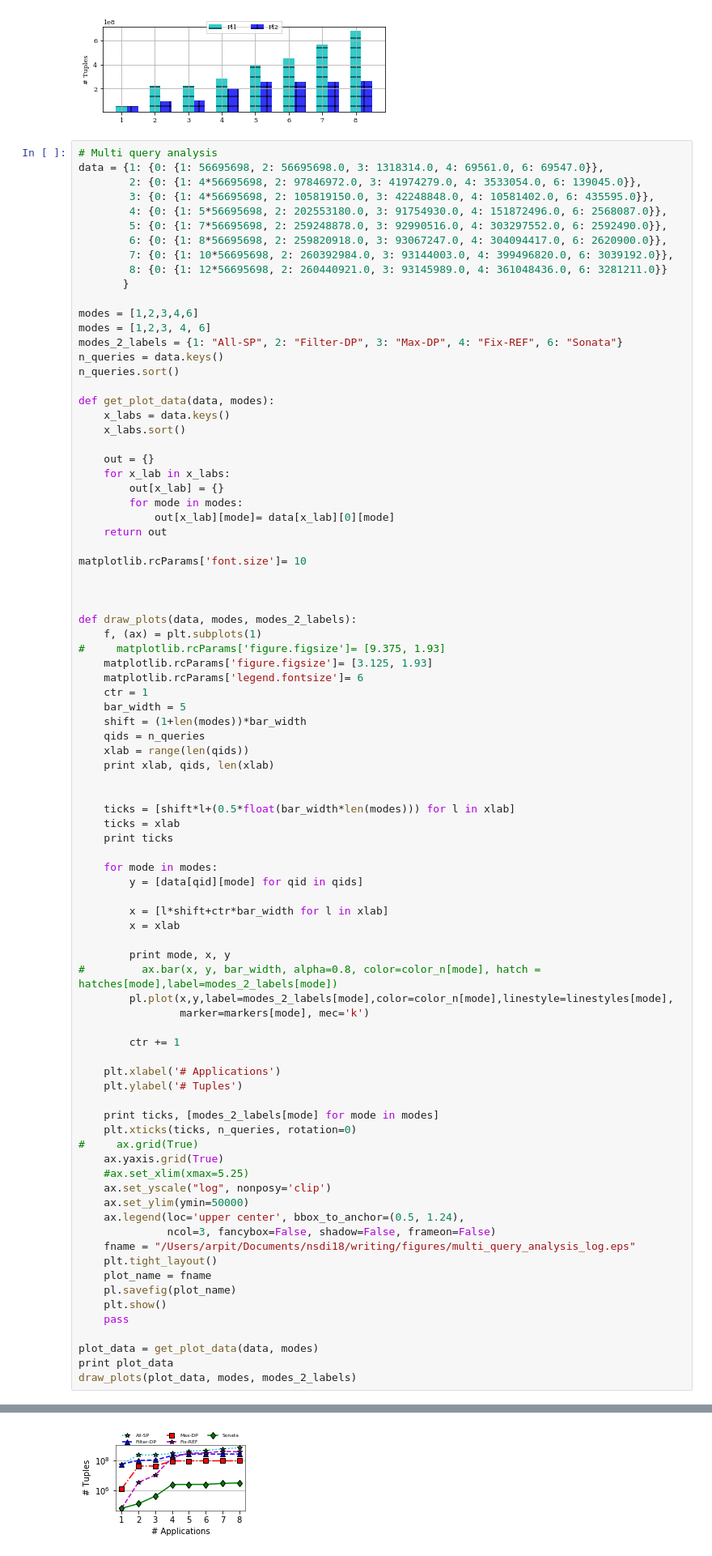
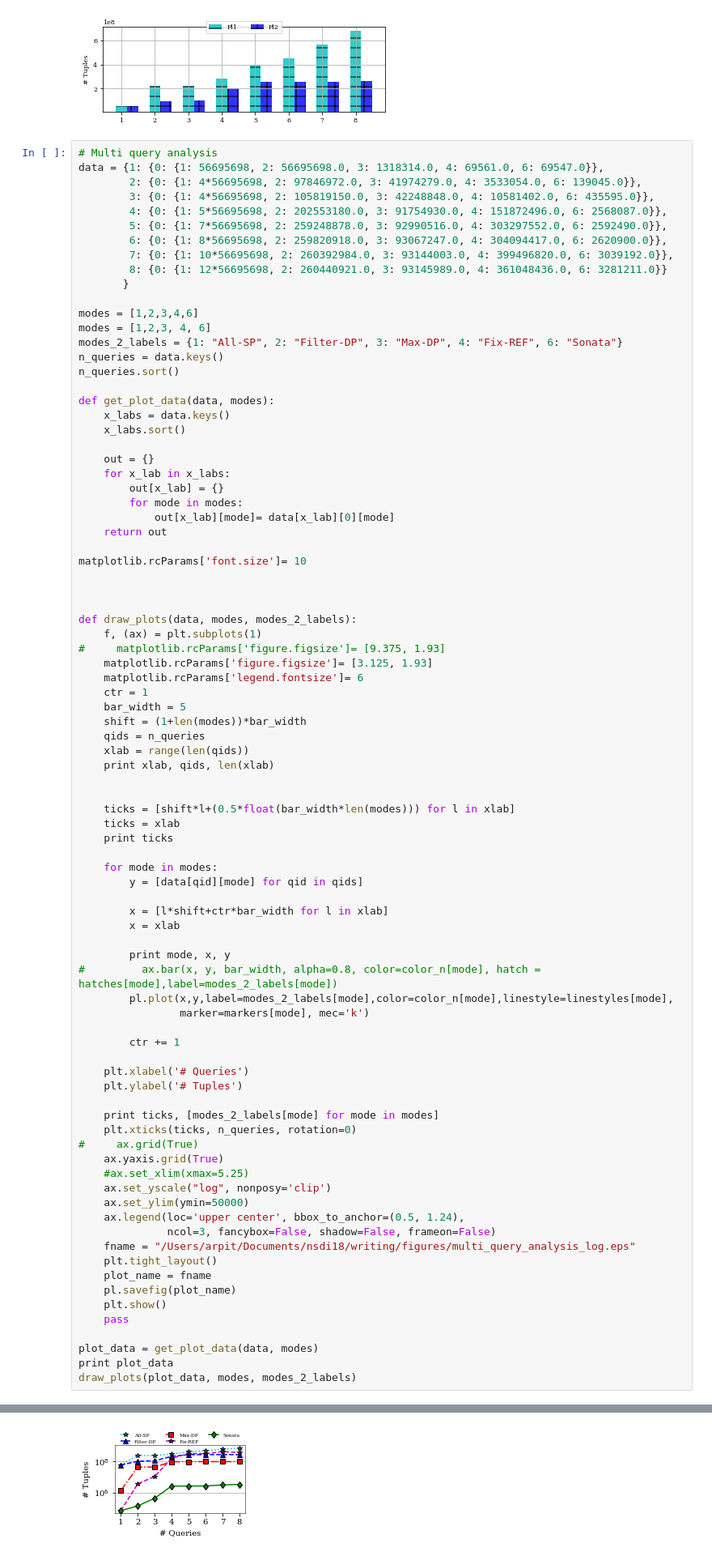
Before and after one commit to agupta13/SONATA-DEV, a Jupyter notebook: analysis/performance_eval/plot_results/plot_results.ipynb, the cells around one changed output, grey strips where cells are left out. Shown at 81% size. Saved outputs shown, nothing was run; the diff lists cells and outputs as text.

```diff
--- a/analysis/performance_eval/plot_results/plot_results.ipynb
+++ b/analysis/performance_eval/plot_results/plot_results.ipynb
@@ -544,39 +544,39 @@ def draw_plots(data, modes, modes_2_labels):
 
         ctr += 1
 
-    plt.xlabel('# Applications')
+    plt.xlabel('# Queries')
     plt.ylabel('# Tuples')
 
     print ticks, [modes_2_labels[mode] for mode in modes]
     plt.xticks(ticks, n_queries, rotation=0)
 #     ax.grid(True)
     ax.yaxis.grid(True)
     #ax.set_xlim(xmax=5.25)
     ax.set_yscale("log", nonposy='clip')
     ax.set_ylim(ymin=50000)
     ax.legend(loc='upper center', bbox_to_anchor=(0.5, 1.24),
               ncol=3, fancybox=False, shadow=False, frameon=False)
     fname = "/Users/arpit/Documents/nsdi18/writing/figures/multi_query_analysis_log.eps"
     plt.tight_layout()
     plot_name = fname
     pl.savefig(plot_name)
     plt.show()
     pass
 
 plot_data = get_plot_data(data, modes)
 print plot_data
 draw_plots(plot_data, modes, modes_2_labels)
 # %% [output]
 {1: {1: 56695698, 2: 56695698.0, 3: 1318314.0, 4: 69561.0, 6: 69547.0}, 2: {1: 226782792, 2: 97846972.0, 3: 41974279.0, 4: 3533054.0, 6: 139045.0}, 3: {1: 226782792, 2: 105819150.0, 3: 42248848.0, 4:  ...
 [0, 1, 2, 3, 4, 5, 6, 7] [1, 2, 3, 4, 5, 6, 7, 8] 8
 [0, 1, 2, 3, 4, 5, 6, 7]
 1 [0, 1, 2, 3, 4, 5, 6, 7] [56695698, 226782792, 226782792, 283478490, 396869886, 453565584, 566956980, 680348376]
 2 [0, 1, 2, 3, 4, 5, 6, 7] [56695698.0, 97846972.0, 105819150.0, 202553180.0, 259248878.0, 259820918.0, 260392984.0, 260440921.0]
 3 [0, 1, 2, 3, 4, 5, 6, 7] [1318314.0, 41974279.0, 42248848.0, 91754930.0, 92990516.0, 93067247.0, 93144003.0, 93145989.0]
 4 [0, 1, 2, 3, 4, 5, 6, 7] [69561.0, 3533054.0, 10581402.0, 151872496.0, 303297552.0, 304094417.0, 399496820.0, 361048436.0]
 6 [0, 1, 2, 3, 4, 5, 6, 7] [69547.0, 139045.0, 435595.0, 2568087.0, 2592490.0, 2620900.0, 3039192.0, 3281211.0]
 [0, 1, 2, 3, 4, 5, 6, 7] ['All-SP', 'Filter-DP', 'Max-DP', 'Fix-REF', 'Sonata']
-[figure, old version]
+[figure, new version]
 # %% [markdown]
 ## Sensitivity: Pipeline Depth
 # %%
```
Also changed, not shown: parts of 1 cell of this notebook, 1 other file.
